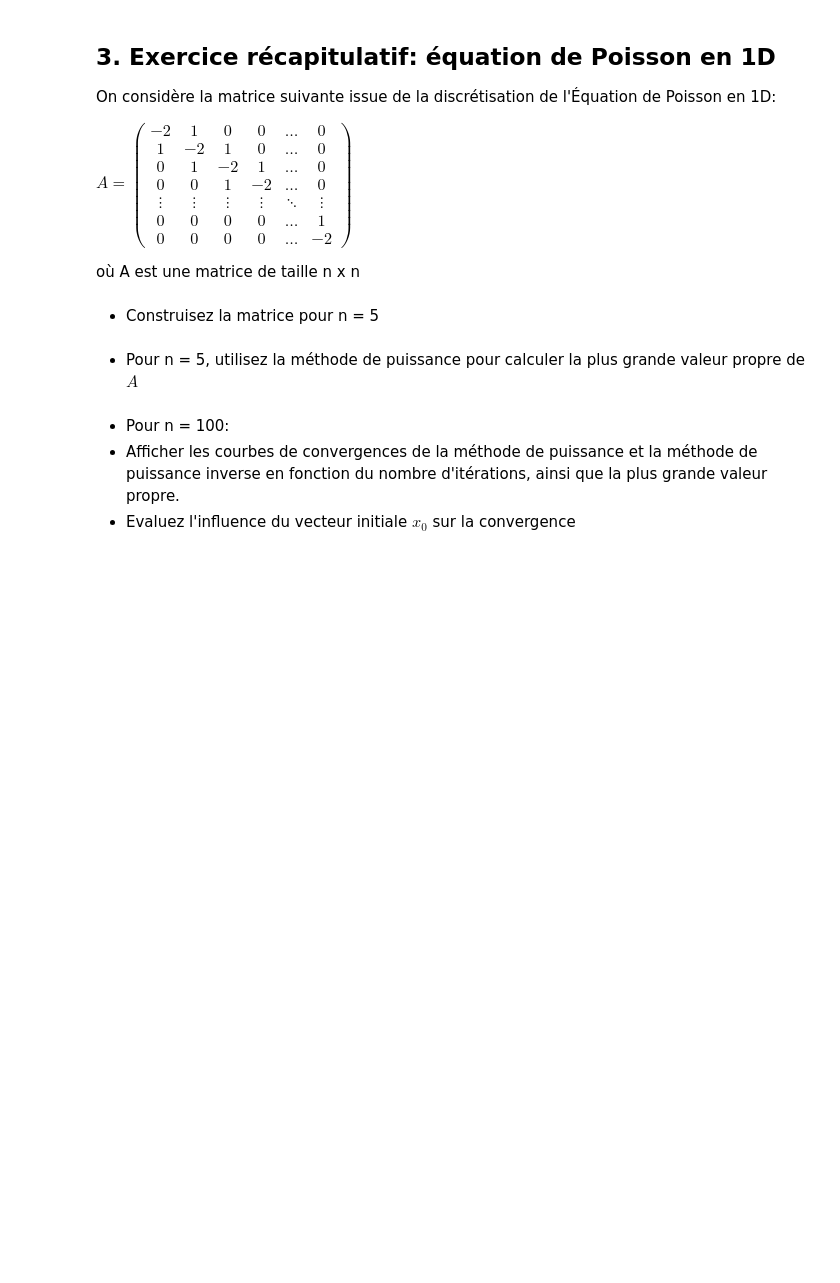
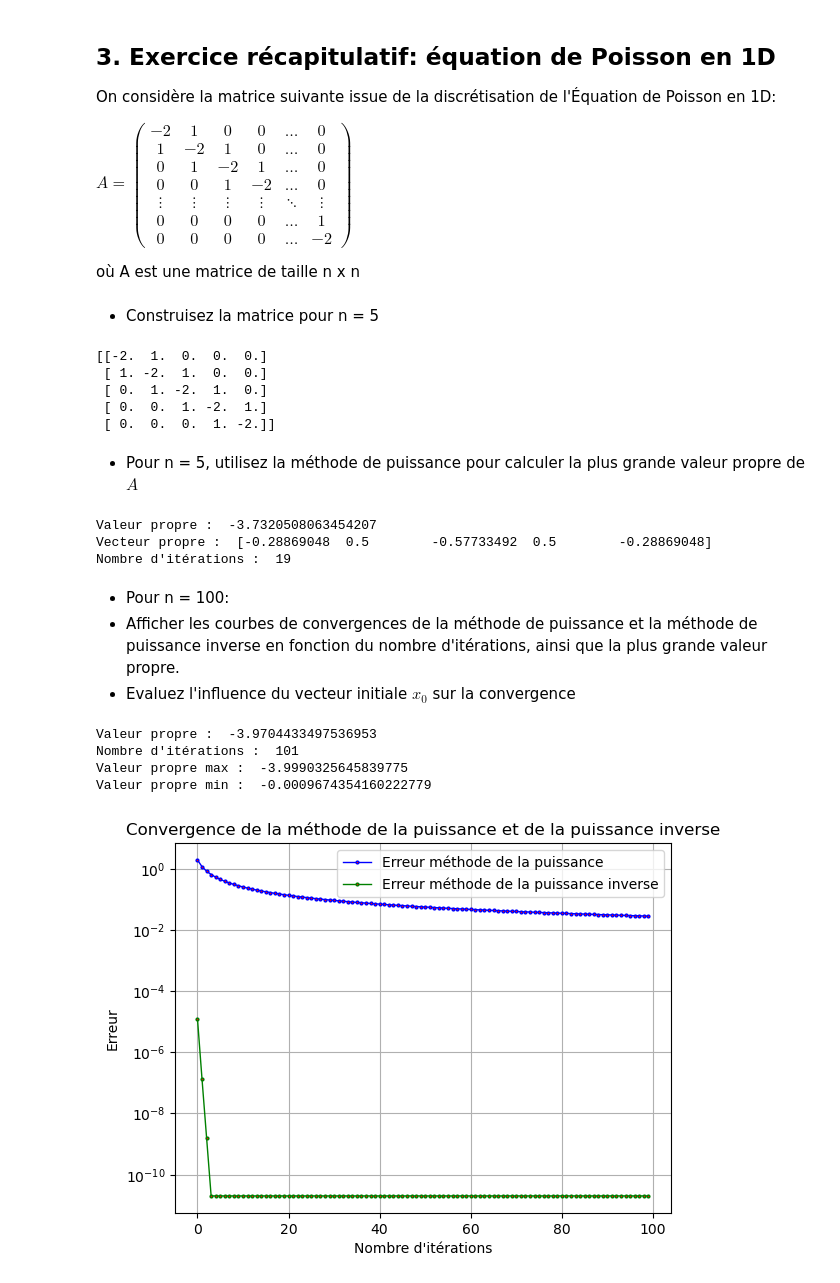
Before and after one commit to raphaffou/Methodes-numeriques, a Jupyter notebook: TP2-methodePuissance-2024-v3.ipynb, the cells around one changed output. Cells and saved outputs as stored; diff of their text form; code cells hidden in the pictures; blank space fills up the shorter version.

```diff
--- a/TP2-methodePuissance-2024-v3.ipynb
+++ b/TP2-methodePuissance-2024-v3.ipynb
@@ -43,5 +43,10 @@ from numpy import linalg as la
 
 # Création et affichage de la martrice A1
 # ... A compléter ...
-A1 = ...
+# A_1 = \begin{pmatrix}
+# -4 & 14 & 0 \\
+# -3 & 13 & 0 \\
+# -1 & 0 & 2
+# \end{pmatrix}
+A1 = np.array([[-4, 14, 0], [-3, 13, 0], [-1, 0, 2]])
 print(A1)
@@ -178,13 +282,13 @@ def poisson_1d(n):
     A = np.zeros((n, n))
 
     # Remplir la diagonale principale
-    # ... A Completer ...
+    A = -2 * np.eye(n)
 
     # Remplir la diagonale adjacente inférieur
-    # ... A Completer ...
+    A = A + np.diag(np.ones(n-1), -1)
 
     # Remplir la diagonale adjacente supérieur
-    # ... A Completer ...
+    A = A + np.diag(np.ones(n-1), 1)
 
     return A
 
@@ -192,13 +296,63 @@ def poisson_1d(n):
 n = 5  # Taille de la grille
 A = poisson_1d(n)
 print(A)
+# %% [output]
+[[-2.  1.  0.  0.  0.]
+ [ 1. -2.  1.  0.  0.]
+ [ 0.  1. -2.  1.  0.]
+ [ 0.  0.  1. -2.  1.]
+ [ 0.  0.  0.  1. -2.]]
 # %% [markdown]
 - Pour n = 5, utilisez la méthode de puissance pour calculer la plus grande valeur propre de $A$
 # %%
-# ... A Completer ...
+lambda1, xk1, nIter = puissance(A, np.ones(n), 1e-8, 100)
+print("Valeur propre : ", lambda1)
+print("Vecteur propre : ", xk1)
+print("Nombre d'itérations : ", nIter)
+# %% [output]
+Valeur propre :  -3.7320508063454207
+Vecteur propre :  [-0.28869048  0.5        -0.57733492  0.5        -0.28869048]
+Nombre d'itérations :  19
 # %% [markdown]
 - Pour n = 100:
 - Afficher les courbes de convergences de la méthode de puissance et la méthode de puissance inverse en fonction du nombre d'itérations, ainsi que la plus grande valeur propre.
 - Evaluez l'influence du vecteur initiale $x_0$ sur la convergence
 # %%
-# ... A Completer ...
+# pour n = 100 cett fois
+n = 100
+A = poisson_1d(n)
+lambda1, xk1, nIter = puissance(A, np.ones(n), 1e-8, 100)
+print("Valeur propre : ", lambda1)
+print("Nombre d'itérations : ", nIter)
+
+true_answers = np.linalg.eig(A)[0] # les valeurs propres de A
+lemin = max(true_answers) # min en vabs
+lemax = min(true_answers) # max en vabs
+
+print("Valeur propre max : ", lemax)
+print("Valeur propre min : ", lemin)
+
+errMyLamdas = [abs(puissance(A, np.ones(n), 1e-8, i)[0] - lemax) for i in range(n)]
+errMyLamdas = np.array(errMyLamdas)
+
+x0 = np.ones(n)
+x0[0] = 0
+errMyLambdasInverse = [abs(puissanceInverse(A, x0, 1e-8, i)[0] - lemin) for i in range(n)]
+errMyLambdasInverse = np.array(errMyLambdasInverse)
+
+plt.plot(range(n), errMyLamdas, label='Erreur méthode de la puissance', color='blue', marker='o', linestyle='-', linewidth=1, markersize=2, markerfacecolor='red')
+plt.plot(range(n), errMyLambdasInverse, label='Erreur méthode de la puissance inverse', color='green', marker='o', linestyle='-', linewidth=1, markersize=2, markerfacecolor='red')
+plt.yscale('log')
+plt.xlabel('Nombre d\'itérations')
+plt.ylabel('Erreur')
+plt.title('Convergence de la méthode de la puissance et de la puissance inverse')
+plt.grid()
+plt.legend()
+
+plt.show()
+# %% [output]
+Valeur propre :  -3.9704433497536953
+Nombre d'itérations :  101
+Valeur propre max :  -3.9990325645839775
+Valeur propre min :  -0.0009674354160222779
+[figure, added]
```
Also changed, not shown: parts of 6 cells of this notebook.
